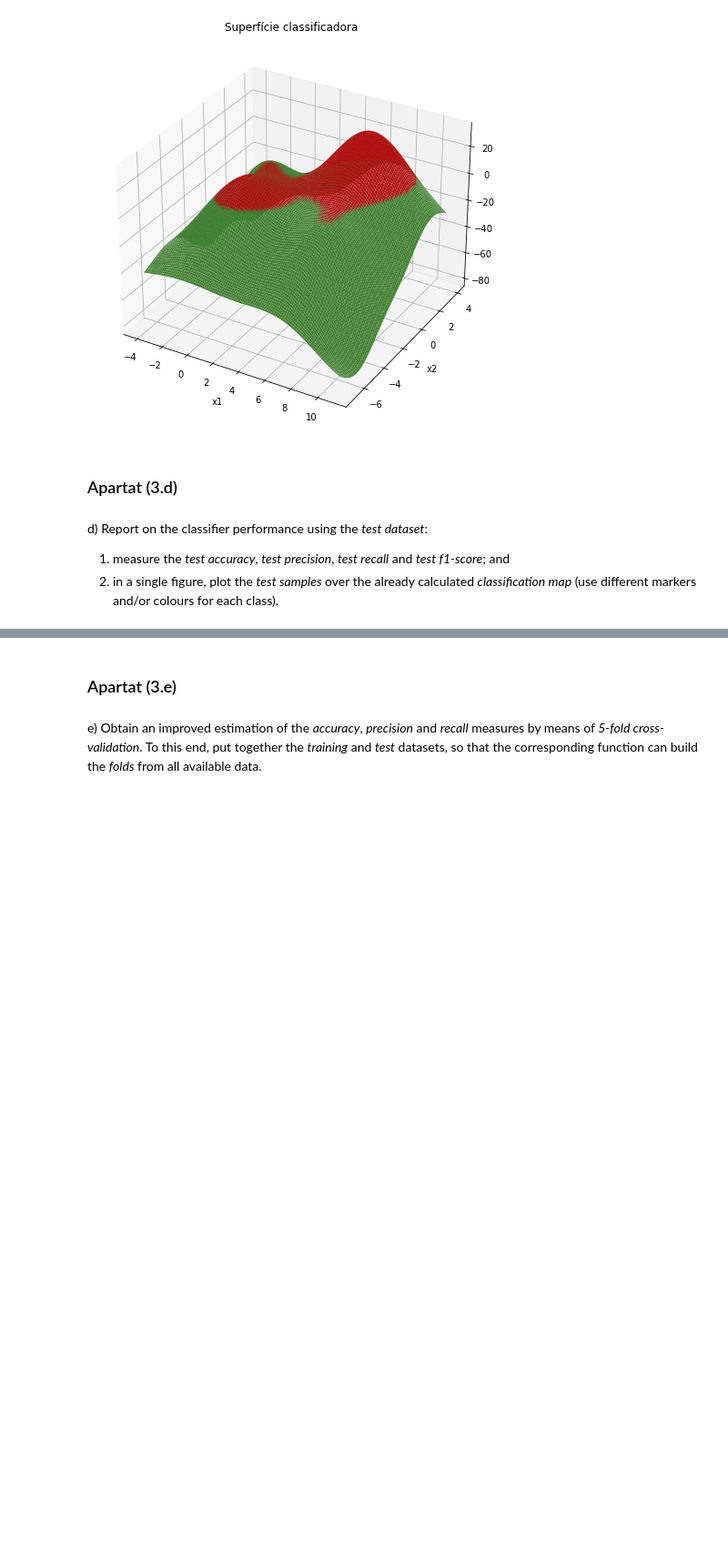
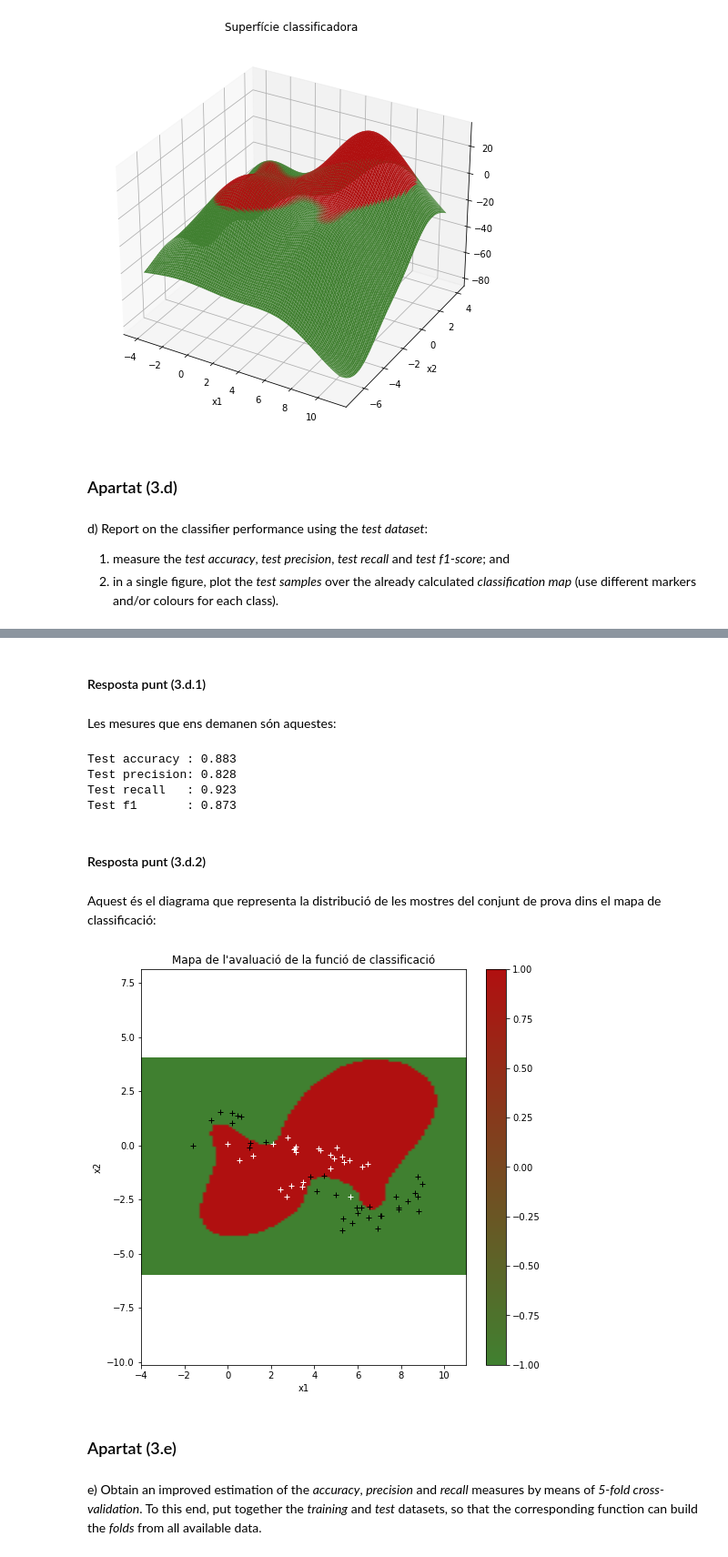
Before and after one commit to llublad/MUSI-AA, a Jupyter notebook: musi-aa-modulo2/handout_3/BERNAT_LADARIA_LLUIS_Problem_3.ipynb, the cells around one changed output, grey strips where cells are left out. Shown: that part at 91% size. Saved outputs shown, nothing was run; the diff lists cells and outputs as text; code cells hidden in the pictures; blank space fills up the shorter version.

```diff
--- a/musi-aa-modulo2/handout_3/BERNAT_LADARIA_LLUIS_Problem_3.ipynb
+++ b/musi-aa-modulo2/handout_3/BERNAT_LADARIA_LLUIS_Problem_3.ipynb
@@ -430,3 +465,0 @@ gs_cv.best_params_
-# %%
-
-best_clf.fit(X_train, y_train);
@@ -618,7 +622,8 @@ import matplotlib.colors as col
 
 def plot_map_plane(X: np.ndarray, y: np.ndarray, sv: list,
                    g_func,
-                   extra_border: float=0.):
+                   extra_border: float=0.,
+                   plot_3d: bool=True):
 
     # matrix-based predicate evaluation
 
@@ -678,29 +683,30 @@ def plot_map_plane(X: np.ndarray, y: np.ndarray, sv: list,
     ##
     plt.show(block=False) # to force visualization
 
-    ## també dibuixarem el plànol en 3D
-    ##
-    plt.figure(2, figsize=(8,8))
-    ax = plt.axes(projection='3d')
+    if plot_3d:
+        ## també dibuixarem el plànol en 3D
+        ##
+        plt.figure(2, figsize=(8,8))
+        ax = plt.axes(projection='3d')
 
-    ax.plot_surface(XX, YY, Z.reshape(XX.shape),
-                    rstride = 1, cstride = 1,
-                    vmin = cl_min, vmax = cl_max,
-                    cmap = paleta,
-                    edgecolor = 'none')
+        ax.plot_surface(XX, YY, Z.reshape(XX.shape),
+                        rstride = 1, cstride = 1,
+                        vmin = cl_min, vmax = cl_max,
+                        cmap = paleta,
+                        edgecolor = 'none')
 
-    ## ajustam l'àngle per veure'l millor
-    ##
-    ax.view_init(30, -60)
+        ## ajustam l'àngle per veure'l millor
+        ##
+        ax.view_init(30, -60)
 
-    ## etiquetam el que manca i llest
-    ##
-    plt.title('Superfície classificadora')
+        ## etiquetam el que manca i llest
+        ##
+        plt.title('Superfície classificadora')
 
-    plt.xlabel('x1')
-    plt.ylabel('x2')
+        plt.xlabel('x1')
+        plt.ylabel('x2')
 
-    plt.show(block = False)
+        plt.show(block = False)
 
     return
 # %% [markdown]
@@ -732,3 +787,31 @@ d) Report on the classifier performance using the *test dataset*:
+# %% [markdown]
+#### Resposta punt (3.d.1)
+# %% [markdown]
+Les mesures que ens demanen són aquestes:
+# %%
+test_accuracy = accuracy_score(y_test, y_pred)
+test_precision = precision_score(y_test, y_pred)
+test_recall = recall_score(y_test, y_pred)
+test_f1 = f1_score(y_test, y_pred)
+
+print(f"Test accuracy : {test_accuracy:.3f}")
+print(f"Test precision: {test_precision:.3f}")
+print(f"Test recall   : {test_recall:.3f}")
+print(f"Test f1       : {test_f1:.3f}")
+# %% [output]
+Test accuracy : 0.883
+Test precision: 0.828
+Test recall   : 0.923
+Test f1       : 0.873
+# %% [markdown]
+#### Resposta punt (3.d.2)
+# %% [markdown]
+Aquest és el diagrama que representa la distribució de les mostres
+del conjunt de prova dins el mapa de classificació:
+# %%
+plot_map_plane(X_test, y_test, [], rbf_func, extra_border=1., plot_3d=False)
+# %% [output]
+[figure, added]
 # %% [markdown]
 ### Apartat (3.e)
 # %% [markdown]
```
Also changed, not shown: parts of 243 cells of this notebook.
